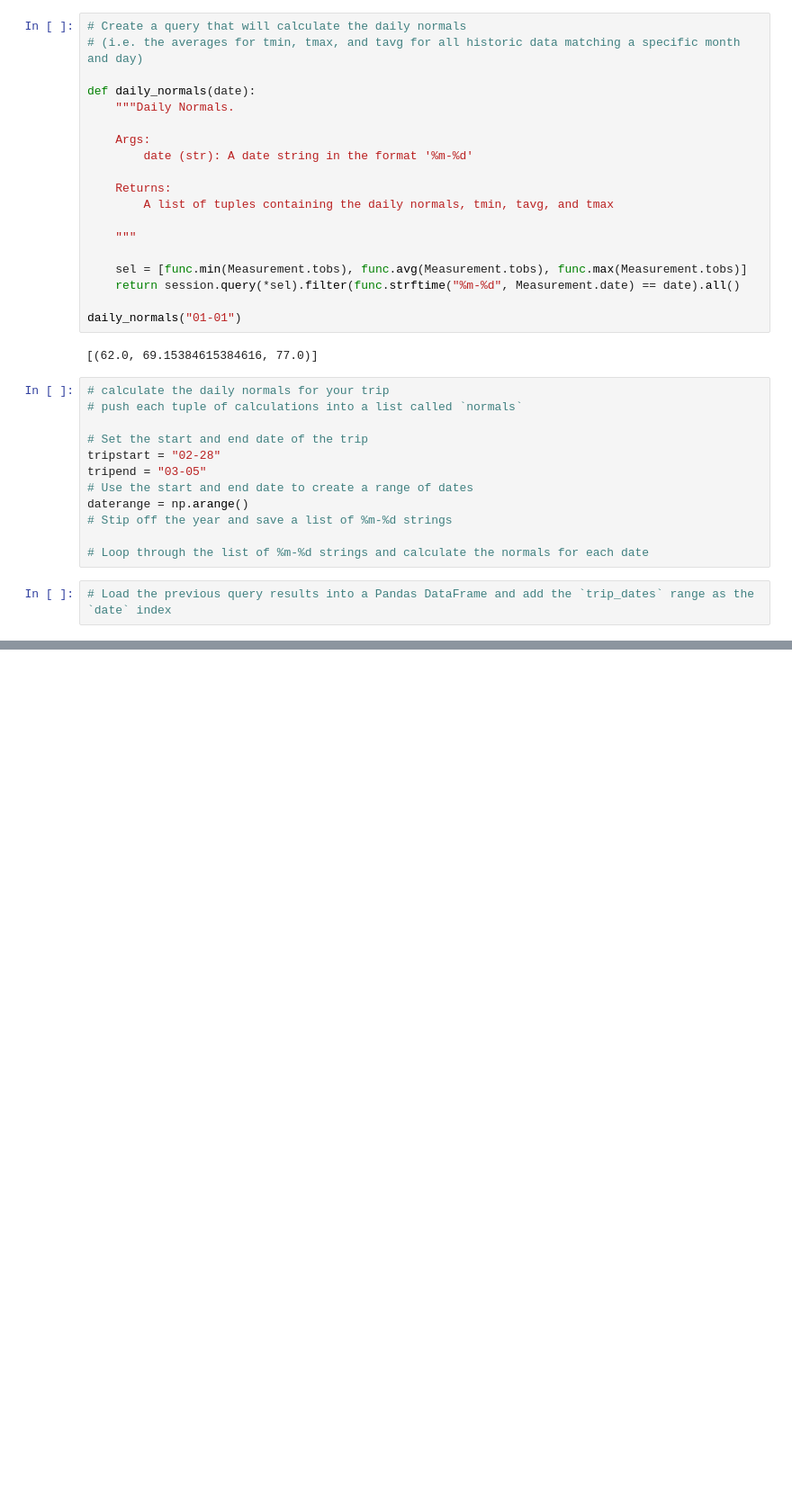
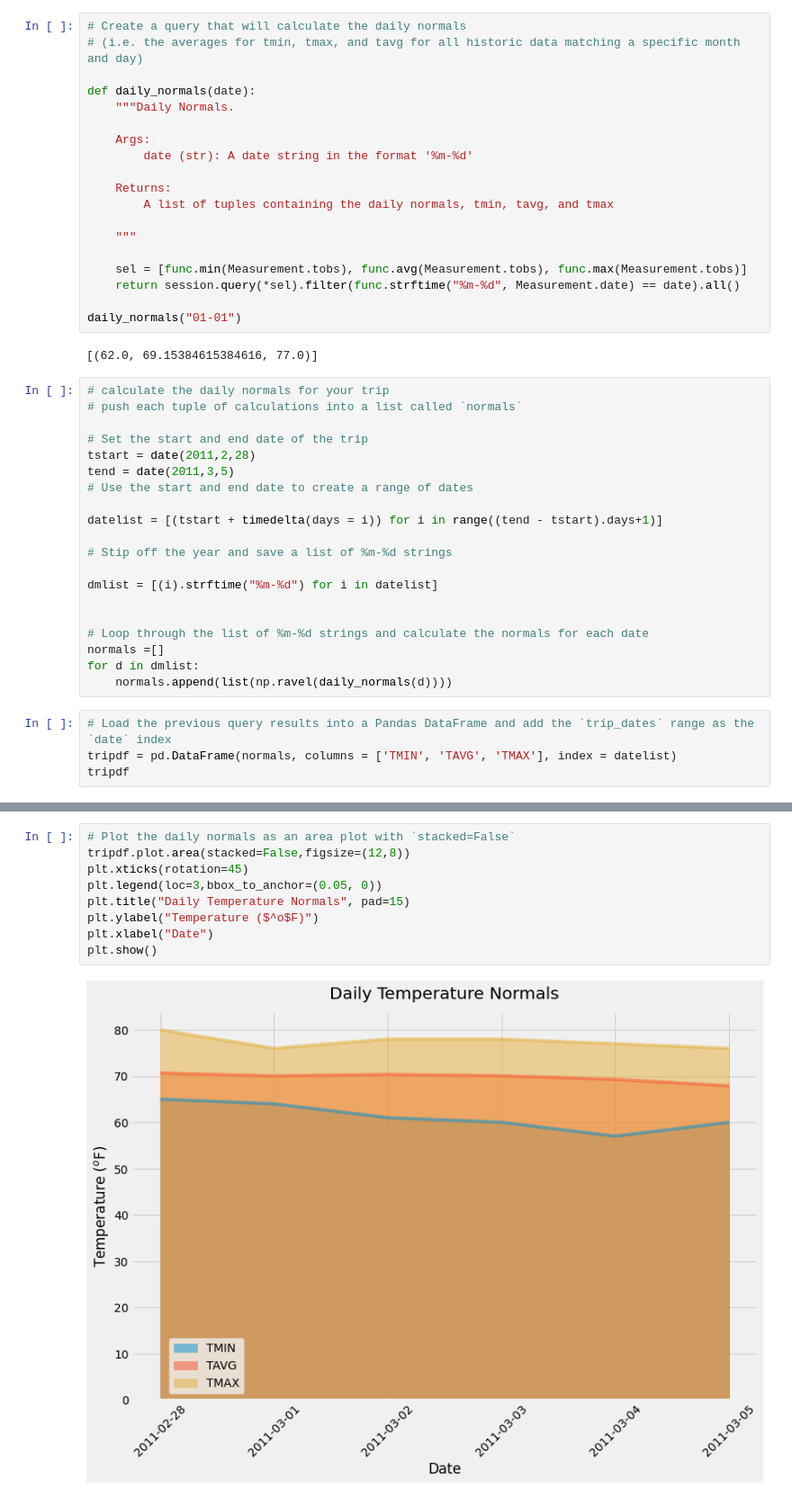
Before and after one commit to FernB/sqlalchemy-challenge, a Jupyter notebook: climate_starter.ipynb, the cells around one changed output, grey strips where cells are left out. Shown at 90% size. Saved outputs shown, nothing was run; the diff lists cells and outputs as text; blank space fills up the shorter version.

```diff
--- a/climate_starter.ipynb
+++ b/climate_starter.ipynb
@@ -272,12 +286,22 @@ daily_normals("01-01")
 # push each tuple of calculations into a list called `normals`
 
 # Set the start and end date of the trip
-tripstart = "02-28"
-tripend = "03-05"
+tstart = date(2011,2,28)
+tend = date(2011,3,5)
 # Use the start and end date to create a range of dates
-daterange = np.arange()
+
+datelist = [(tstart + timedelta(days = i)) for i in range((tend - tstart).days+1)]
+
 # Stip off the year and save a list of %m-%d strings
 
+dmlist = [(i).strftime("%m-%d") for i in datelist]
+
+
 # Loop through the list of %m-%d strings and calculate the normals for each date
+normals =[]
+for d in dmlist:
+    normals.append(list(np.ravel(daily_normals(d))))
 # %%
 # Load the previous query results into a Pandas DataFrame and add the `trip_dates` range as the `date` index
+tripdf = pd.DataFrame(normals, columns = ['TMIN', 'TAVG', 'TMAX'], index = datelist)
+tripdf
@@ -285,0 +316,11 @@ daterange = np.arange()
+# %%
+# Plot the daily normals as an area plot with `stacked=False`
+tripdf.plot.area(stacked=False,figsize=(12,8))
+plt.xticks(rotation=45)
+plt.legend(loc=3,bbox_to_anchor=(0.05, 0))
+plt.title("Daily Temperature Normals", pad=15)
+plt.ylabel("Temperature ($^o$F)")
+plt.xlabel("Date")
+plt.show()
+# %% [output]
+[figure, added]
```
Also changed, not shown: parts of 11 cells of this notebook, 1 other file.
